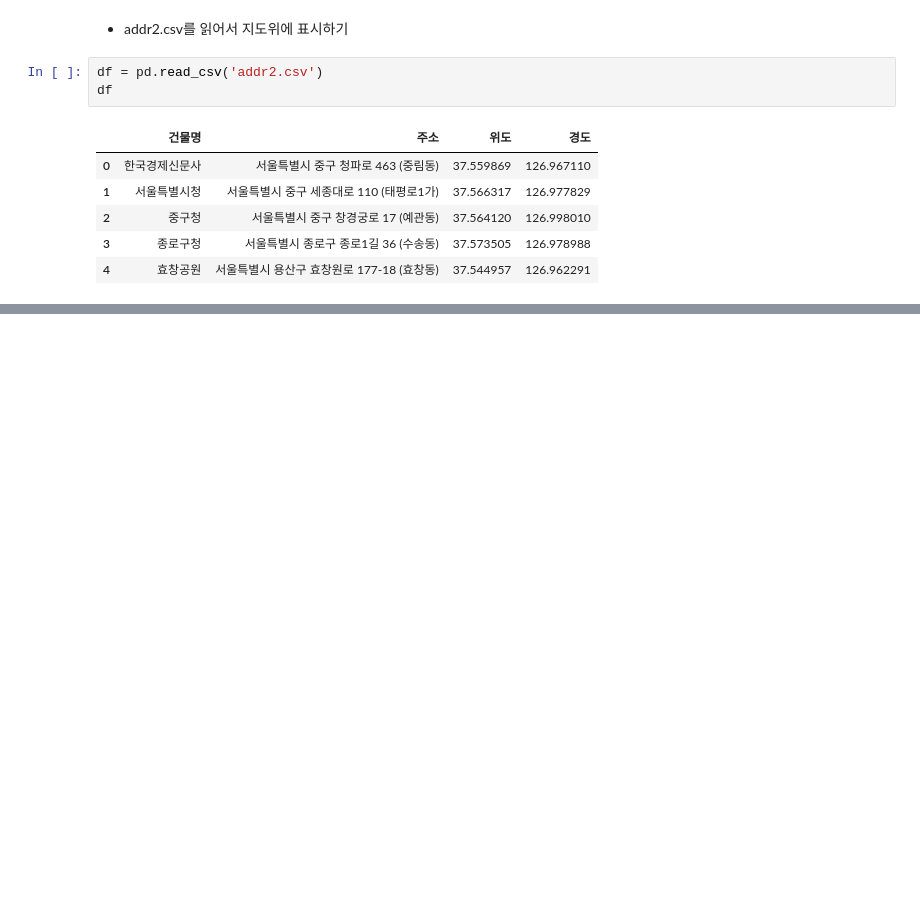
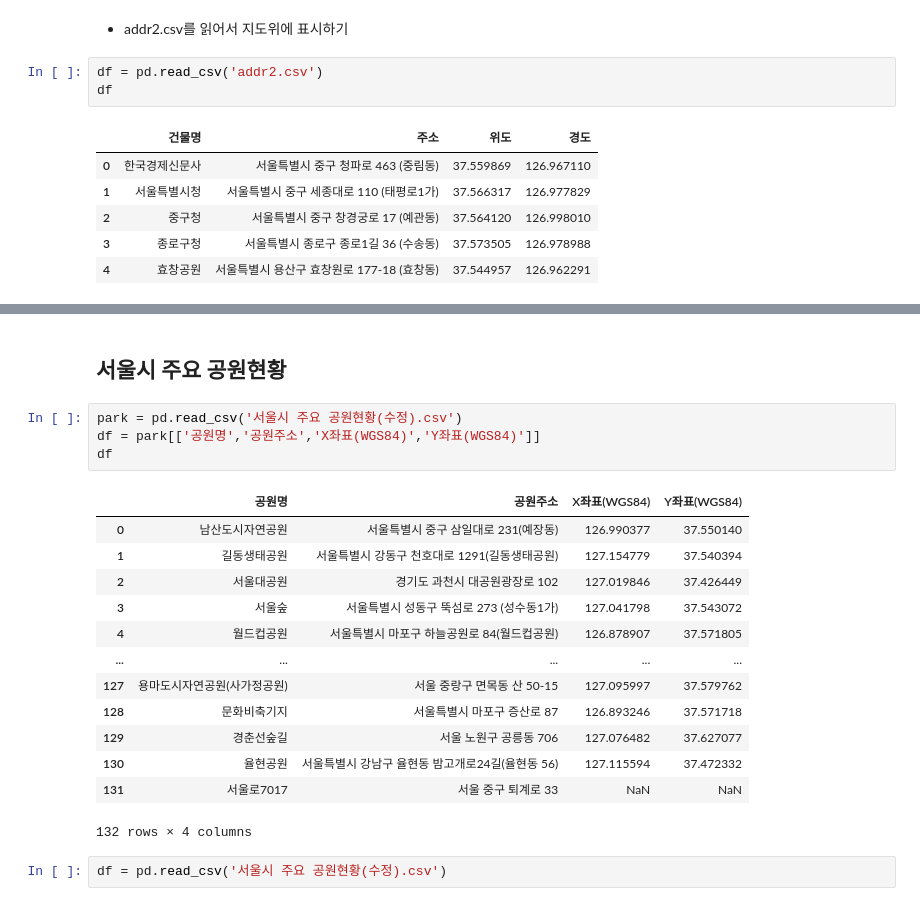
Before and after one commit to SoinPark/Data-Analysis-2021, a Jupyter notebook: 04.지도_공공API/03_Folium.ipynb, the cells around one changed output, grey strips where cells are left out. Drawn from its saved outputs; the diff is of its cells as text; blank space fills up the shorter version.

```diff
--- a/04.지도_공공API/03_Folium.ipynb
+++ b/04.지도_공공API/03_Folium.ipynb
@@ -64,3 +64,25 @@ map.get_root().html.add_child(folium.Element(title_html))
 map
 # %% [output]
 [interactive output not drawn]
+# %% [markdown]
+## 서울시 주요 공원현황
+# %%
+park = pd.read_csv('서울시 주요 공원현황(수정).csv')
+df = park[['공원명','공원주소','X좌표(WGS84)','Y좌표(WGS84)']]
+df
+# %% [output]
+|  | 공원명 | 공원주소 | X좌표(WGS84) | Y좌표(WGS84) |
+| 0 | 남산도시자연공원 | 서울특별시 중구 삼일대로 231(예장동) | 126.990377 | 37.550140 |
+| 1 | 길동생태공원 | 서울특별시 강동구 천호대로 1291(길동생태공원) | 127.154779 | 37.540394 |
+| 2 | 서울대공원 | 경기도 과천시 대공원광장로 102 | 127.019846 | 37.426449 |
+| 3 | 서울숲 | 서울특별시 성동구 뚝섬로 273 (성수동1가) | 127.041798 | 37.543072 |
+| 4 | 월드컵공원 | 서울특별시 마포구 하늘공원로 84(월드컵공원) | 126.878907 | 37.571805 |
+| ... | ... | ... | ... | ... |
+| 127 | 용마도시자연공원(사가정공원) | 서울 중랑구 면목동 산 50-15 | 127.095997 | 37.579762 |
+| 128 | 문화비축기지 | 서울특별시 마포구 증산로 87 | 126.893246 | 37.571718 |
+| 129 | 경춘선숲길 | 서울 노원구 공릉동 706 | 127.076482 | 37.627077 |
+| 130 | 율현공원 | 서울특별시 강남구 율현동 밤고개로24길(율현동 56) | 127.115594 | 37.472332 |
+| 131 | 서울로7017 | 서울 중구 퇴계로 33 | NaN | NaN |
+132 rows × 4 columns
+# %%
+df = pd.read_csv('서울시 주요 공원현황(수정).csv')
```
Also changed, not shown: parts of 3 cells of this notebook.
